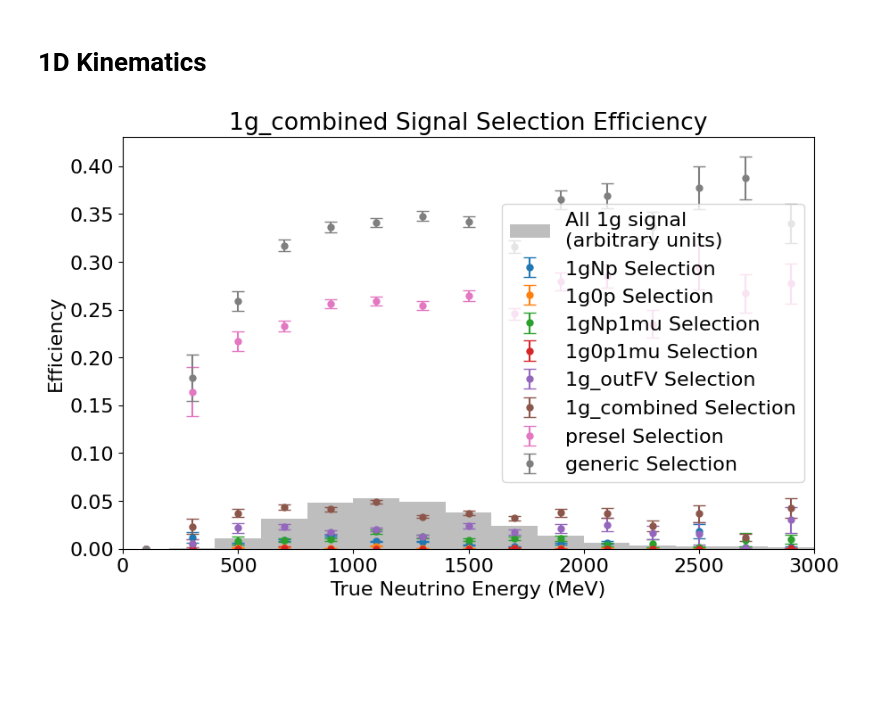
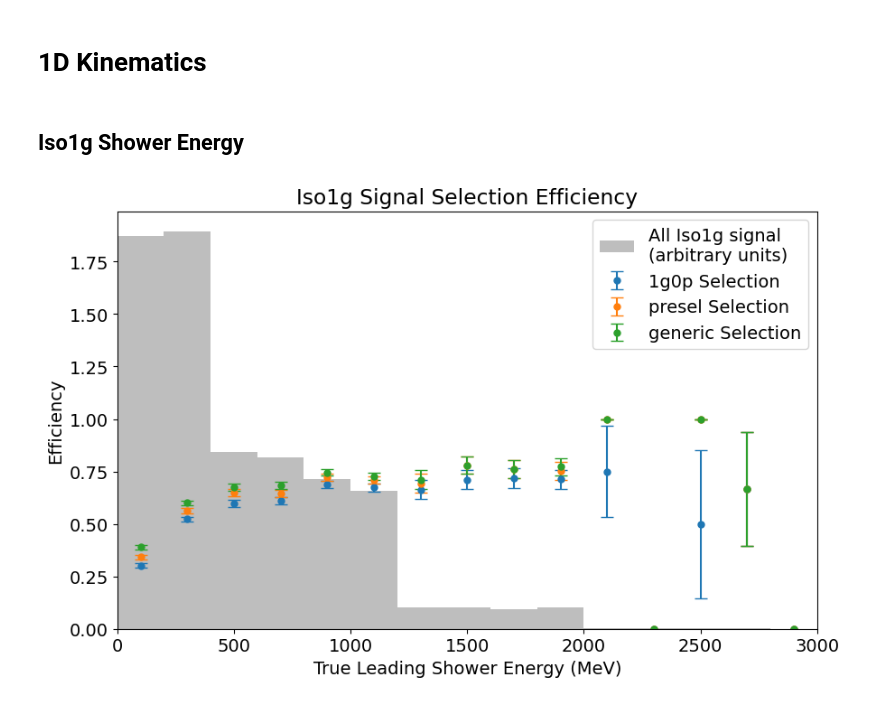
Before and after one commit to leehagaman/uboone_ngem, a Jupyter notebook: ipynb_notebooks/efficiencies.ipynb, the cells around one changed output. Saved outputs shown, nothing was run; the diff lists cells and outputs as text; code cells hidden in the pictures; blank space fills up the shorter version.

```diff
--- a/ipynb_notebooks/efficiencies.ipynb
+++ b/ipynb_notebooks/efficiencies.ipynb
@@ -290,15 +289,16 @@ plt.show()
 # %% [markdown]
 # 1g Efficiencies By Cut Value
 # %%
-presel_merged_df["prob_1g_combined"] = (presel_merged_df["prob_1gNp"]
-                                      + presel_merged_df["prob_1g0p"]
-                                      + presel_merged_df["prob_1gNp1mu"]
-                                      + presel_merged_df["prob_1g0p1mu"]
-                                      + presel_merged_df["prob_1g_outFV"])
-presel_merged_df["prob_2gXp"] = (presel_merged_df["prob_2gNp"]
-                                      + presel_merged_df["prob_2g0p"])
-presel_merged_df["prob_1eXp"] = (presel_merged_df["prob_1eNp"]
-                                      + presel_merged_df["prob_1e0p"])
+presel_merged_df["prob_1g"] = (presel_merged_df["prob_1gNp"]
+                             + presel_merged_df["prob_1g0p"]
+                             + presel_merged_df["prob_1gNp1mu"]
+                             + presel_merged_df["prob_1g0p1mu"])
+presel_merged_df["prob_1g0mu"] = (presel_merged_df["prob_1gNp"] + presel_merged_df["prob_1g0p"])
+presel_merged_df["prob_1g1mu"] = (presel_merged_df["prob_1gNp1mu"] + presel_merged_df["prob_1g0p1mu"])
+
+presel_merged_df["prob_NC1pi0"] = (presel_merged_df["prob_NC1pi0_Np"] + presel_merged_df["prob_NC1pi0_0p"])
+presel_merged_df["prob_numuCC1pi0"] = (presel_merged_df["prob_numuCC1pi0_Np"] + presel_merged_df["prob_numuCC1pi0_0p"])
+presel_merged_df["prob_nueCC"] = (presel_merged_df["prob_nueCC_Np"] + presel_merged_df["prob_nueCC_0p"])
 
 presel_merged_df.loc[merged_df["wc_kine_reco_Enu"] < 0, "wc_nc_delta_score_generic"] = -999
 presel_merged_df.loc[merged_df["wc_nc_delta_score"].isna(), "wc_nc_delta_score_generic"] = -999
@@ -828,57 +884,43 @@ generic_1g_sig_df = all_1g_sig_df.query("wc_kine_reco_Enu > 0")
 # %% [markdown]
 # 1D Kinematics
+# %% [markdown]
+## Iso1g Shower Energy
 # %%
 def frac_efficiency_stat_error(unweighted_sel, unweighted_total):
     unweighted_eff = unweighted_sel / unweighted_total
     return np.sqrt(unweighted_eff * (1 - unweighted_eff) / unweighted_total) / unweighted_eff
 
 bins = np.linspace(0, 3000, 16)
 bin_centers = (bins[:-1] + bins[1:]) / 2
 
-
-# Totals
-sig_counts = np.histogram(all_1g_sig_df["wc_truth_nuEnergy"], weights=all_1g_sig_df["wc_net_weight"], bins=bins)[0]
-sig_counts_no_weight = np.histogram(all_1g_sig_df["wc_truth_nuEnergy"], bins=bins)[0]
+sig_counts = np.histogram(all_iso1g_sig_df["wc_true_leading_shower_energy"], weights=all_iso1g_sig_df["wc_net_weight"], bins=bins)[0]
+sig_counts_no_weight = np.histogram(all_iso1g_sig_df["wc_true_leading_shower_energy"], bins=bins)[0]
 
 plt.figure(figsize=(10, 6))
 
-plt.hist(
-    all_1g_sig_df["wc_truth_nuEnergy"],
-    weights=0.7e-5*np.ones(all_1g_sig_df.shape[0]),
-    bins=bins, color="tab:grey", alpha=0.5, zorder=-1,
-    label=r"All 1g signal" "\n(arbitrary units)"
-)
+plt.hist(all_iso1g_sig_df["wc_true_leading_shower_energy"], weights=1e-3*np.ones(all_iso1g_sig_df.shape[0]), bins=bins,
+    color="tab:grey", alpha=0.5, zorder=-1, label=r"All Iso1g signal" "\n(arbitrary units)")
 
-for eff_eval_cat in ["1gNp", "1g0p", "1gNp1mu", "1g0p1mu", "1g_outFV", "1g_combined", "presel", "generic"]:
-    if eff_eval_cat == "1gNp":
-        sig_sel_df = presel_1g_sig_1gNp_df
-    elif eff_eval_cat == "1g0p":
-        sig_sel_df = presel_1g_sig_1g0p_df
-    elif eff_eval_cat == "1gNp1mu":
-        sig_sel_df = presel_1g_sig_1gNp1mu_df
-    elif eff_eval_cat == "1g0p1mu":
-        sig_sel_df = presel_1g_sig_1g0p1mu_df
-    elif eff_eval_cat == "1g_outFV":
-        sig_sel_df = presel_1g_sig_1g_outFV_df
-    elif eff_eval_cat == "1g_combined":
-        sig_sel_df = presel_1g_sig_1g_combined_df
+for eff_eval_cat in ["1g0p", "presel", "generic"]:
+    if eff_eval_cat == "1g0p":
+        sig_sel_df = presel_iso1g_sig_1g0p_df
     elif eff_eval_cat == "presel":
-        sig_sel_df = presel_1g_sig_df
+        sig_sel_df = presel_iso1g_sig_df
     elif eff_eval_cat == "generic":
-        sig_sel_df = generic_1g_sig_df
+        sig_sel_df = generic_iso1g_sig_df
 
-    sig_sel_counts = np.histogram(sig_sel_df["wc_truth_nuEnergy"], weights=sig_sel_df["wc_net_weight"], bins=bins)[0]
-    sig_sel_counts_no_weight = np.histogram(sig_sel_df["wc_truth_nuEnergy"], bins=bins)[0]
+    sig_sel_counts = np.histogram(sig_sel_df["wc_true_leading_shower_energy"], weights=sig_sel_df["wc_net_weight"], bins=bins)[0]
+    sig_sel_counts_no_weight = np.histogram(sig_sel_df["wc_true_leading_shower_energy"], bins=bins)[0]
     ratios = np.nan_to_num(sig_sel_counts / sig_counts)
     errs = ratios * frac_efficiency_stat_error(sig_sel_counts_no_weight, sig_counts_no_weight)
     plt.errorbar(bin_centers, ratios, yerr=errs, fmt='o', markersize=5, capsize=5, label=f"{eff_eval_cat} Selection")
 
-plt.xlabel("True Neutrino Energy (MeV)")
+plt.xlabel("True Leading Shower Energy (MeV)")
 plt.ylabel("Efficiency")
-plt.title("1g_combined Signal Selection Efficiency")
+plt.title("Iso1g Signal Selection Efficiency")
 plt.legend()
 plt.xlim(bins[0], bins[-1])
 #plt.ylim(0, 0.3)
-plt.savefig("../plots/nc_delta_Enu_eff.pdf")
+plt.savefig("../plots/iso1g_shower_energy_eff.pdf")
 # %% [output]
-[figure, old version]
+[figure, new version]
```
Also changed, not shown: parts of 21 cells of this notebook, 4 other files.
